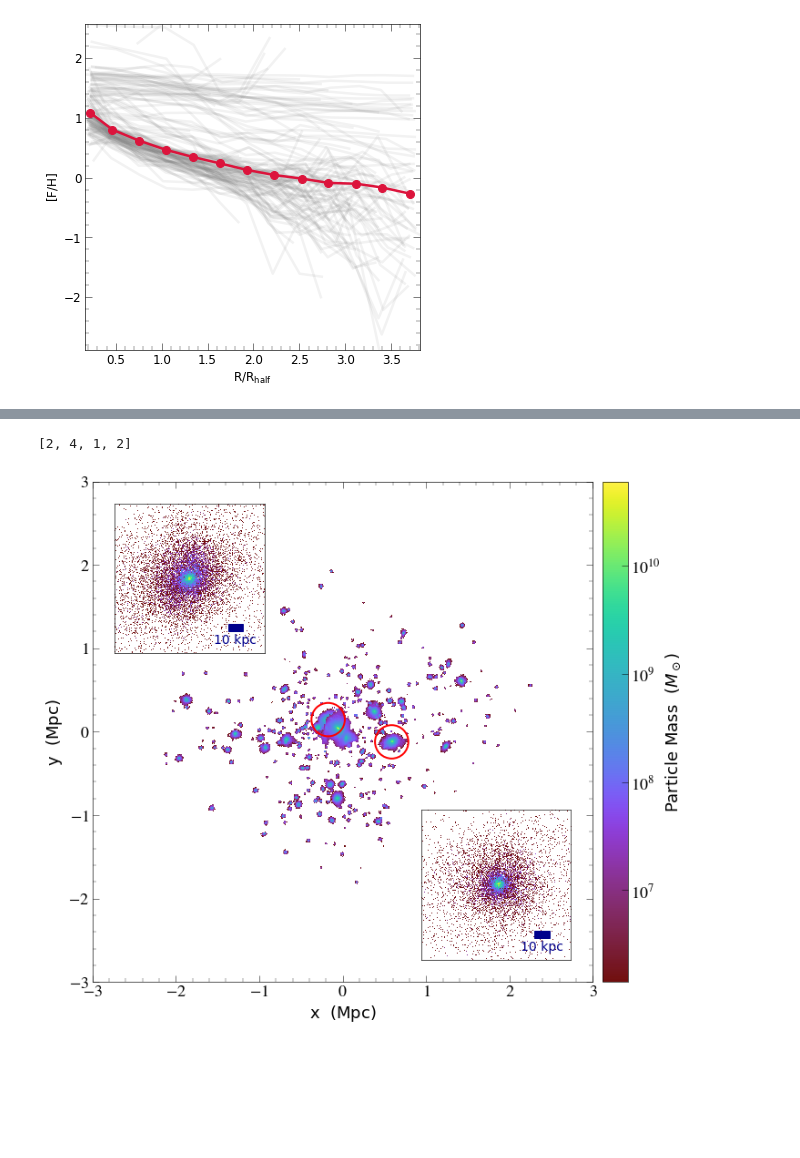
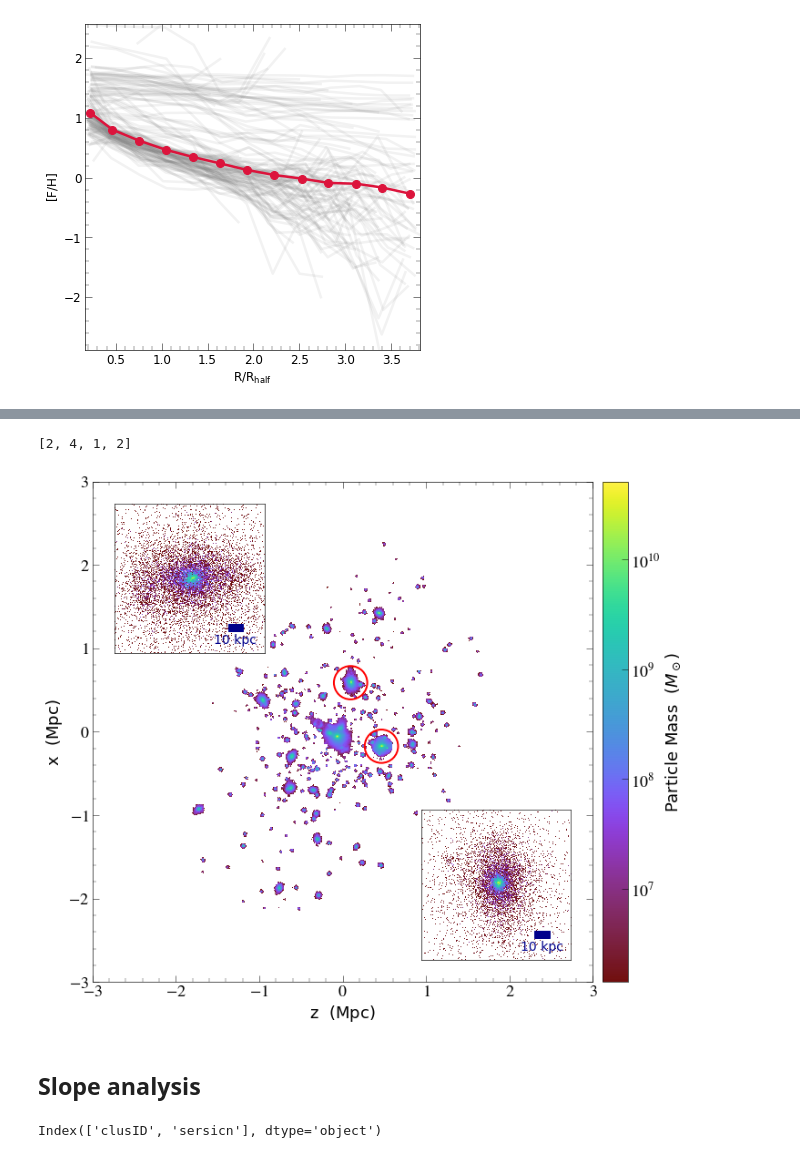
Before and after one commit to ansingh16/hr5_metallicity, a Jupyter notebook: Code/Analysis.ipynb, the cells around one changed output, grey strips where cells are left out. Drawn from its saved outputs; the diff is of its cells as text; code cells hidden in the pictures; blank space fills up the shorter version.

Commit message:
started analysis of high redshift

```diff
--- a/Code/Analysis.ipynb
+++ b/Code/Analysis.ipynb
@@ -423,20 +379,0 @@ bcg_dat_array = bcg_dat.to_ndarray()
-# %%
-# Create a matplotlib figure
-fig,ax = plt.subplots(1,1,figsize=(10,10))
-
-# Define the number of pixels in each direction
-nx, ny = all_dat_array.shape
-
-# Define the extent such that the center is at (0, 0)
-extent = [-2, 2, -2, 2]
-
-cb = ax.imshow(np.log10(bcg_dat_array), origin='lower', cmap='arbre',extent=extent)
-
-# Plot the data using imshow (or another suitable function)
-cb = ax.imshow(np.log10(rest_dat_array), origin='lower', cmap='arbre',extent=extent)
-
-# Add colorbar, labels, and title
-fig.colorbar(cb,label=f"log particle mass({all_dat.units})")
-ax.set_xlabel("X-axis (cMpc)")
-ax.set_ylabel("Y-axis (cMpc)")
-ax.set_title(f"Cluster={clusid}")
@@ -453,14 +387,14 @@ import matplotlib.font_manager as fm
 # import the modules
 import HR5_cluster as hr5
 import matplotlib.pyplot as plt
-
+import numpy as np
 
 plt.style.use('../paper_style.mplstyle')
 
 def ProjectionPlot(ds,center_list,field,ds_bcg):
 
 
-        p = yt.ParticleProjectionPlot(ds,'z',field,width=(6,'Mpc'))
+        p = yt.ParticleProjectionPlot(ds,'y',field,width=(6,'Mpc'))
 
         p.set_unit(('star', 'particle_mass'),'Msun')
 
@@ -483,7 +417,7 @@ def ProjectionPlot(ds,center_list,field,ds_bcg):
         print(loc)
         for i,center1 in enumerate(center_list):
 
-                p1 = yt.ParticleProjectionPlot(ds,'z',field,center=center1, width=(100,'kpc'))
+                p1 = yt.ParticleProjectionPlot(ds,'y',field,center=center1, width=(100,'kpc'))
 
                 p1.set_unit(field,'Msun')
 
@@ -523,7 +457,7 @@ def ProjectionPlot(ds,center_list,field,ds_bcg):
                 axins.set_yticks([])
 
 
-        projbcg = yt.ParticleProjectionPlot(ds_bcg,'z',field)
+        projbcg = yt.ParticleProjectionPlot(ds_bcg,'y',field)
 
         projbcg.set_unit(field,'Msun')
 
@@ -531,31 +465,58 @@ def ProjectionPlot(ds,center_list,field,ds_bcg):
         bcg_dat_array = bcg_dat.to_ndarray()
         extent = [-3,3,-3,3]
         grid[0].axes.imshow(np.log10(bcg_dat_array), origin='lower', cmap='arbre',extent=extent)
 
         p._setup_plots()
+
+        fig.savefig(f'../Plots/{clusid}.png',bbox_inches='tight')
+        fig.savefig(f'../Plots/{clusid}.pdf',bbox_inches='tight')
 
 
 clusid = 7265713
 snapshot = 296
 clus = hr5.Cluster(snapshot,clusid)
 
 # ds_all,ds_rest,ds_bcg,ds_icm = clus.save_yt_dataset()
 
 
 fig = plt.figure(1,figsize=(16,16))
 
 grid = AxesGrid(fig, (0.085,0.085,0.83,0.83),
                 nrows_ncols = (1, 1),
                 axes_pad = 0.5,
                 label_mode = "L",
                 share_all = True,
                 cbar_location="right",
                 cbar_mode="single",
                 cbar_size="5%",
                 cbar_pad="2%")
 
 center = [[-0.17409756  ,0.14532349  ,0.46427775],[ 0.58761546, -0.12109456  ,0.09481522]]
 ProjectionPlot(ds_rest,center,('star','particle_mass'),ds_bcg)
 # %% [output]
 [2, 4, 1, 2]
-[figure, old version]
+[figure, new version]
+# %% [markdown]
+## Slope analysis
+# %%
+import pandas as pd
+import HR5_cluster as hr5
+
+# get only elliptical galaxies
+
+morpho = pd.read_csv('../Data/morphology.csv')
+
+e_galaxies = morpho[morpho['sersicn']>2.5]
+
+e_galaxies.set_index('ID',inplace=True)
+
+# clusid = 1664541
+snapshot = 296
+
+Ana = hr5.Analysis(snapshot)
+
+Ana.get_slope_data(galids=e_galaxies.index,clusids=e_galaxies.clusID,rmax=4,rbin_width=0.3,var='feh',dump='False')
+
+Ana.slope_df.set_index('ID',inplace=True)
+# %% [output]
+Index(['clusID', 'sersicn'], dtype='object')
```
Also changed, not shown: parts of 5 cells of this notebook, 2 other files.
